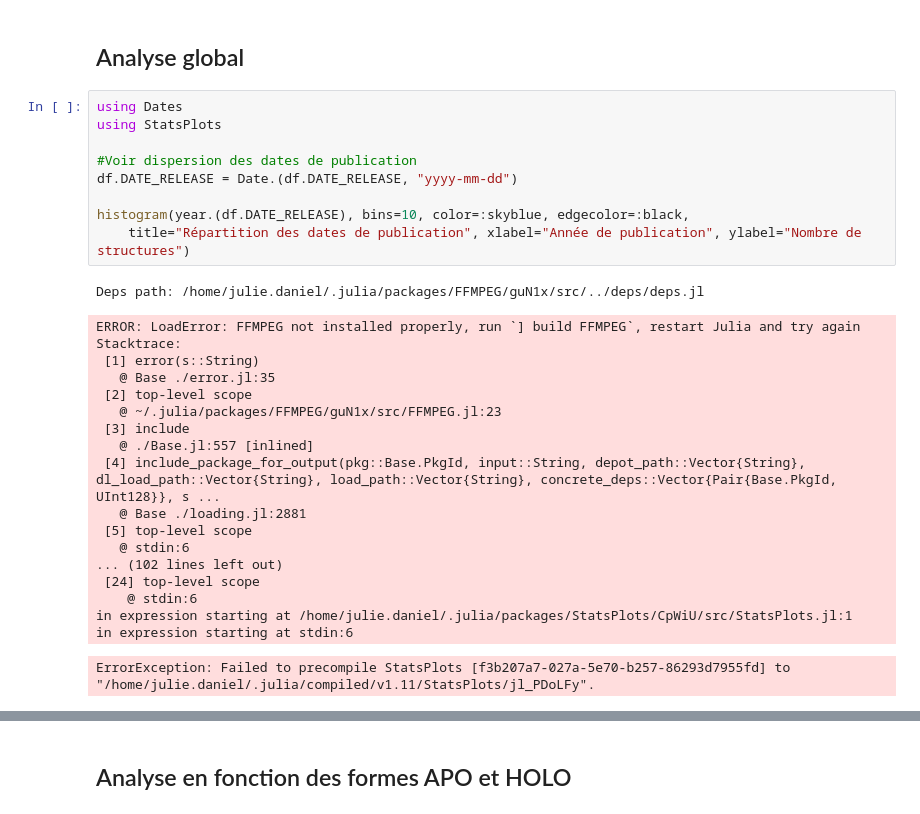
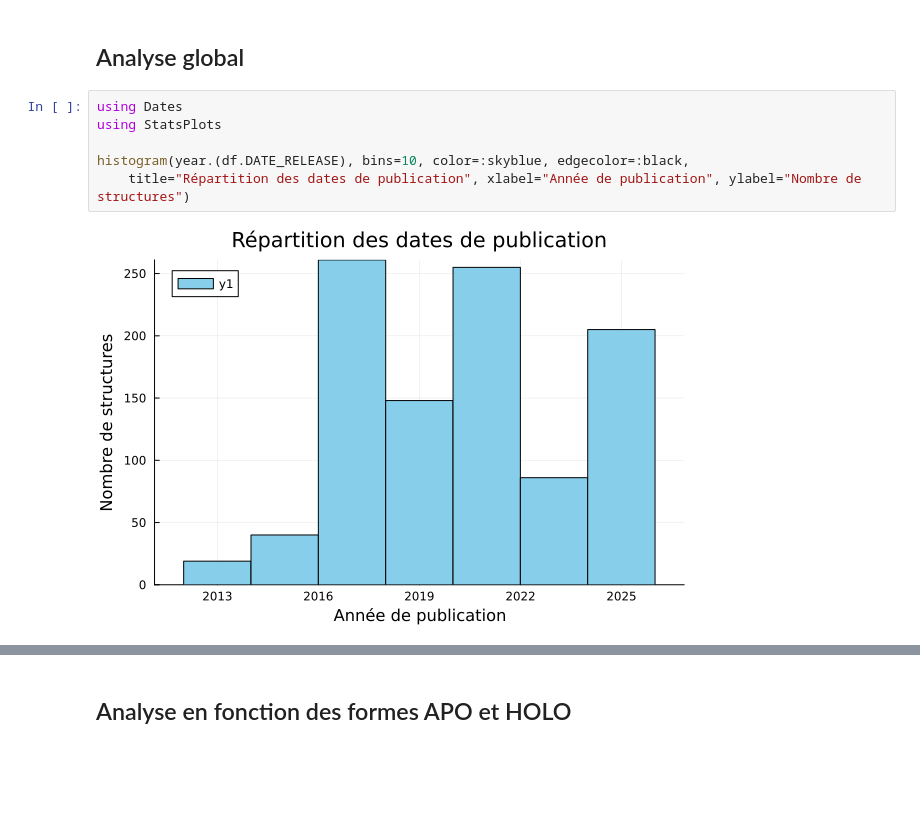
Before and after one commit to diegozea/AlphaConformers.jl, a Jupyter notebook: scripts/visualisation_mapping.ipynb, the cells around one changed output, grey strips where cells are left out. Drawn from its saved outputs; the diff is of its cells as text; blank space fills up the shorter version.

Commit message:
Resolve error and create SIFT folder

```diff
--- a/scripts/visualisation_mapping.ipynb
+++ b/scripts/visualisation_mapping.ipynb
@@ -14,31 +53,10 @@ println(size(df))
 # %%
 using Dates
 using StatsPlots
 
-#Voir dispersion des dates de publication
-df.DATE_RELEASE = Date.(df.DATE_RELEASE, "yyyy-mm-dd")
-
 histogram(year.(df.DATE_RELEASE), bins=10, color=:skyblue, edgecolor=:black,
     title="Répartition des dates de publication", xlabel="Année de publication", ylabel="Nombre de structures")
 # %% [output]
-Deps path: /home/julie.daniel/.julia/packages/FFMPEG/guN1x/src/../deps/deps.jl
-ERROR: LoadError: FFMPEG not installed properly, run `] build FFMPEG`, restart Julia and try again
-Stacktrace:
- [1] error(s::String)
-   @ Base ./error.jl:35
- [2] top-level scope
-   @ ~/.julia/packages/FFMPEG/guN1x/src/FFMPEG.jl:23
- [3] include
-   @ ./Base.jl:557 [inlined]
- [4] include_package_for_output(pkg::Base.PkgId, input::String, depot_path::Vector{String}, dl_load_path::Vector{String}, load_path::Vector{String}, concrete_deps::Vector{Pair{Base.PkgId, UInt128}}, s ...
-   @ Base ./loading.jl:2881
- [5] top-level scope
-   @ stdin:6
-... (102 lines left out)
- [24] top-level scope
-    @ stdin:6
-in expression starting at /home/julie.daniel/.julia/packages/StatsPlots/CpWiU/src/StatsPlots.jl:1
-in expression starting at stdin:6
-ErrorException: Failed to precompile StatsPlots [f3b207a7-027a-5e70-b257-86293d7955fd] to "/home/julie.daniel/.julia/compiled/v1.11/StatsPlots/jl_PDoLFy".
+[figure, added]
 # %%
 #Voir dispersion des résolutions
```
Also changed, not shown: parts of 24 cells of this notebook, 8 other files.
